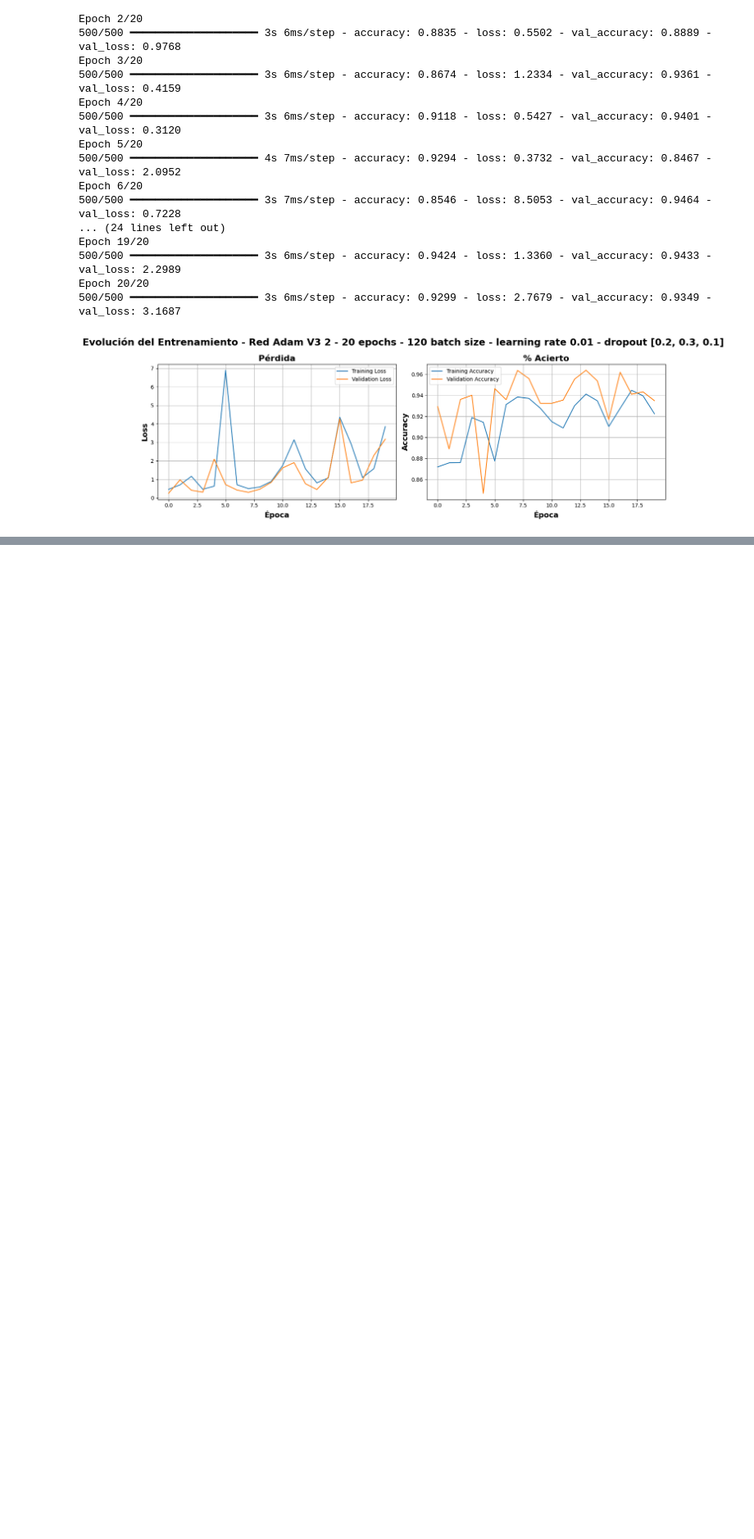
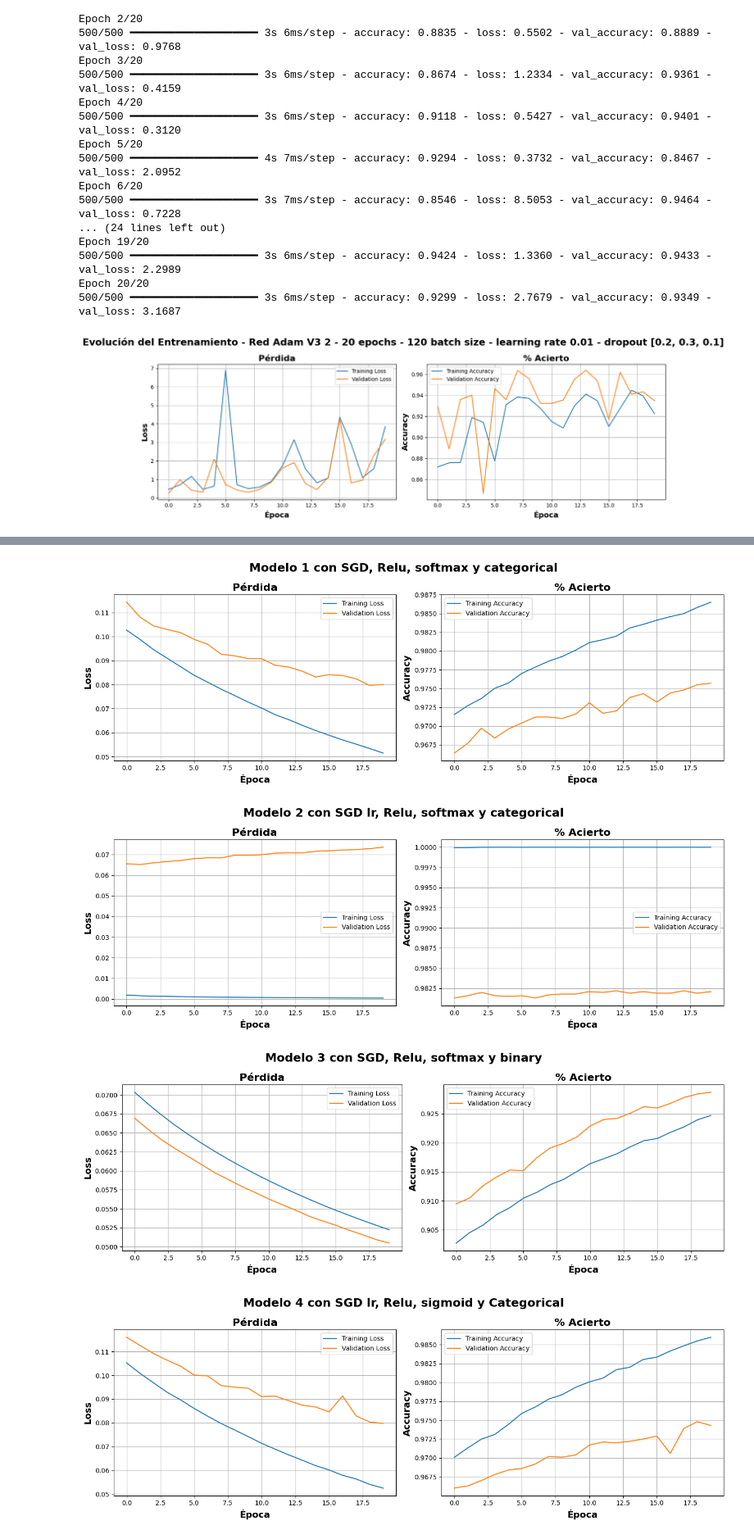
Before and after one commit to IJozk/DeepL, a Jupyter notebook: Copia_de_DLY0100_Entrega_1_Equipo_4.ipynb, the cells around one changed output, grey strips where cells are left out. Shown at 82% size. Cells and saved outputs as stored; diff of their text form; code cells hidden in the pictures; blank space fills up the shorter version.

```diff
--- a/Copia_de_DLY0100_Entrega_1_Equipo_4.ipynb
+++ b/Copia_de_DLY0100_Entrega_1_Equipo_4.ipynb
@@ -948,0 +1419,19 @@ redes_df
+# %%
+h1 = 512
+h2 = 256
+h3 = 128
+
+red_sgd_binary_lr = keras.Sequential(name="Red_Neuronal_sgd_binary")
+red_sgd_binary_lr.add(keras.layers.Input(shape=(N,), name='entrada'))
+red_sgd_binary_lr.add(keras.layers.Dense(h1, activation='tanh'))
+red_sgd_binary_lr.add(keras.layers.Dense(h2, activation='tanh'))
+red_sgd_binary_lr.add(keras.layers.Dense(h3, activation='tanh'))
+red_sgd_binary_lr.add(keras.layers.Dense(C, activation='sigmoid'))
+
+red_sgd_binary_lr.summary()
+
+red_sgd_binary_lr.compile(
+    loss='binary_crossentropy',
+    optimizer=SGD(learning_rate=0.1),
+    metrics=['accuracy']
+)
@@ -948,0 +1578,53 @@ redes_df
+# %%
+resultados = []
+
+
+modelos = [
+    ('Modelo 1 con SGD, Relu, softmax y categorical', red_sgd), # Relu, Softmax, Categorical_crossentropy y SGD.
+    ('Modelo 2 con SGD lr, Relu, softmax y categorical', red_sgd_lr), # Relu, Softmax, Categorical_crossentropy y SGD con Learning Rate.
+    ('Modelo 3 con SGD, Relu, softmax y binary', red_sgd_binary_soft), # Relu, Softmax, Binary_crossentropy y SGD.
+    ('Modelo 4 con SGD lr, Relu, sigmoid y Categorical', red_sgd_sigmoid_cat), # Relu, sigmoid, Categorical_crossentropy y SGD con Learning Rate.
+    ('Modelo 5 con SGD, Relu, softmax, categorical y Dropout', red_dropout), # Relu, Softmax, Categorical_crossentropy, SGD y Dropout.
+    ('Modelo 6 con SGD lr, Relu, softmax, categorical y Dropout', red_dropout_lr), # Relu, Softmax, Categorical_crossentropy, SGD con Learning Rate y Dropout.
+    ('Modelo 7 con SGD, tanh, Sigmoid y Binary_crossentropy', red_sgd_binary), # tanh, Sigmoid, Binary_crossentropy y SGD.
+    ('Modelo 8 con SGD lr, tanh, Sigmoid y Binary_crossentropy', red_sgd_binary_lr), # tanh, Sigmoid, Binary_crossentropy y SGD con Learning Rate.
+    ('Modelo 9 con SGD, tanh, Sigmoid y Categorical_crossentropy', red_sgd_sigmoid), # tanh, Sigmoid, Categorical_crossentropy y SGD.
+    ('Modelo 10 con SGD lr, tanh, Sigmoid y Categorical_crossentropy', red_sgd_sigmoid_lr), # tanh, Sigmoid, Categorical_crossentropy y SGD con Learning Rate.
+    ('Modelo 11 con SGD, tanh, Sigmoid, Binary_crossentropy y Dropout', red_sgd_binary_dropout), # tanh, Sigmoid, Binary_crossentropy, SGD y Dropout.
+    ('Modelo 12 con SGD lr, tanh, Sigmoid, Binary_crossentropy y Dropout', red_sgd_binary_dropout_lr), # tanh, Sigmoid, Binary_crossentropy, SGD con Learning Rate y Dropout.
+]
+
+
+for nombre_modelo, modelo in modelos:
+    hist = modelo.fit(
+        X_train, y_train,
+        epochs=20,
+        batch_size=128,
+        validation_data=(X_test, y_test),
+        verbose=0
+    )
+
+    plot_history(hist, nombre_modelo)
+
+    print('\n')
+
+    train_acc = hist.history['accuracy'][-1]
+    val_acc = hist.history['val_accuracy'][-1]
+    train_loss = hist.history['loss'][-1]
+    val_loss = hist.history['val_loss'][-1]
+
+
+    resultados.append({
+        'Modelo': nombre_modelo,
+        'Train Accuracy': train_acc,
+        'Val Accuracy': val_acc,
+        'Train Loss': train_loss,
+        'Val Loss': val_loss
+    })
+
+df_resultados = pd.DataFrame(resultados)
+# %% [output]
+[figure, added]
+[figure, added]
+[figure, added]
+[figure, added]
```
Also changed, not shown: parts of 63 cells of this notebook.
